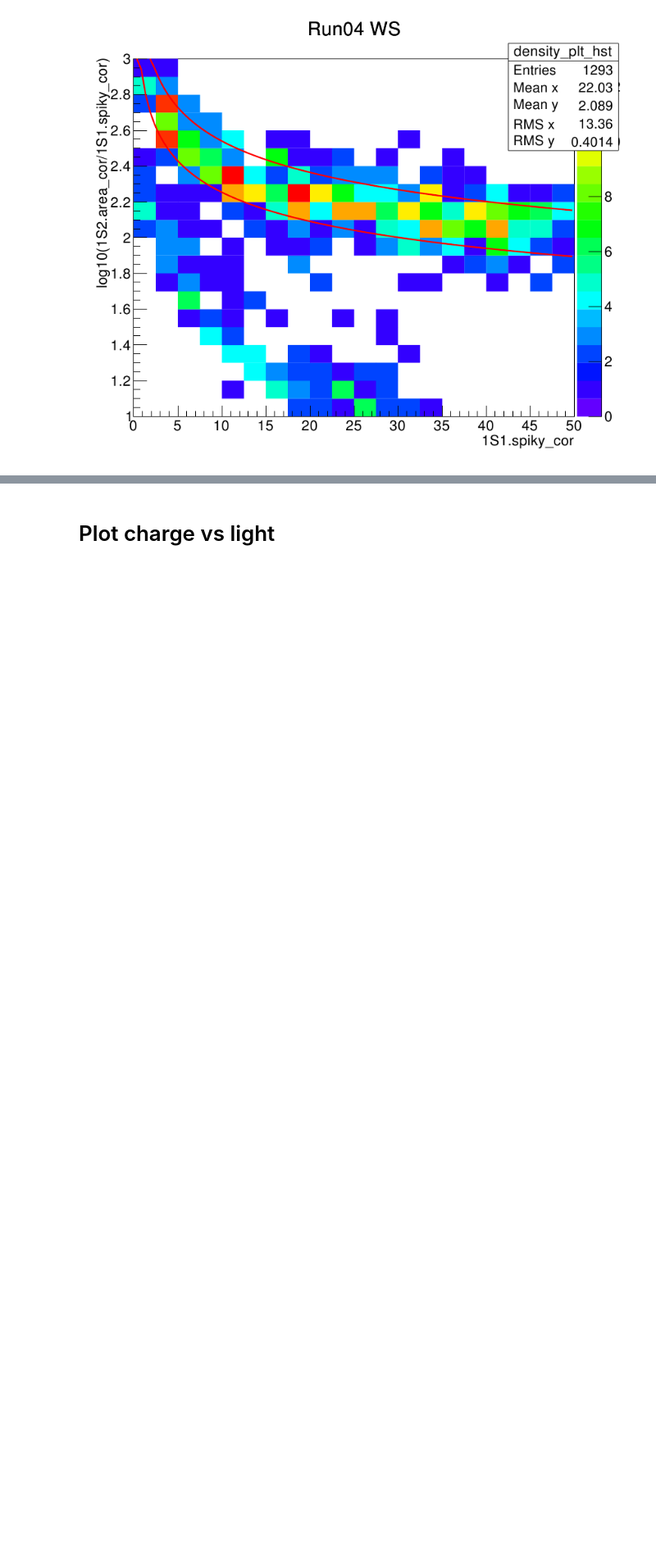
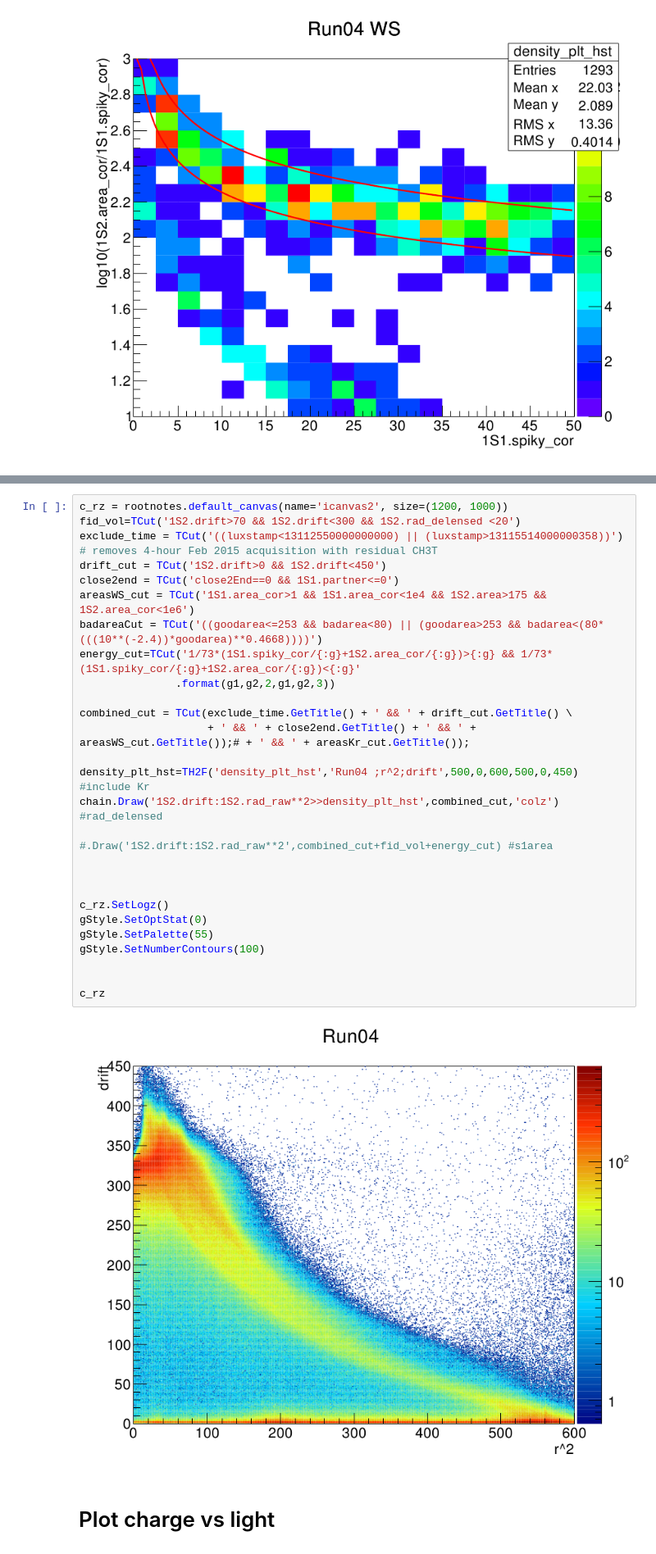
Before and after one commit to attdobi/iPyNb, a Jupyter notebook: Analysis_Code/Root_Run04_E.ipynb, the cells around one changed output, grey strips where cells are left out. Shown at 82% size. Cells and saved outputs as stored; diff of their text form; blank space fills up the shorter version.

```diff
--- a/Analysis_Code/Root_Run04_E.ipynb
+++ b/Analysis_Code/Root_Run04_E.ipynb
@@ -174,3 +176,34 @@ c1
+# %%
+c_rz = rootnotes.default_canvas(name='icanvas2', size=(1200, 1000))
+fid_vol=TCut('1S2.drift>70 && 1S2.drift<300 && 1S2.rad_delensed <20')
+exclude_time = TCut('((luxstamp<13112550000000000) || (luxstamp>13115514000000358))') # removes 4-hour Feb 2015 acquisition with residual CH3T
+drift_cut = TCut('1S2.drift>0 && 1S2.drift<450')
+close2end = TCut('close2End==0 && 1S1.partner<=0')
+areasWS_cut = TCut('1S1.area_cor>1 && 1S1.area_cor<1e4 && 1S2.area>175 && 1S2.area_cor<1e6')
+badareaCut = TCut('((goodarea<=253 && badarea<80) || (goodarea>253 && badarea<(80*(((10**(-2.4))*goodarea)**0.4668))))')
+energy_cut=TCut('1/73*(1S1.spiky_cor/{:g}+1S2.area_cor/{:g})>{:g} && 1/73*(1S1.spiky_cor/{:g}+1S2.area_cor/{:g})<{:g}'
+               .format(g1,g2,2,g1,g2,3))
+
+combined_cut = TCut(exclude_time.GetTitle() + ' && ' + drift_cut.GetTitle() \
+                    + ' && ' + close2end.GetTitle() + ' && ' + areasWS_cut.GetTitle());# + ' && ' + areasKr_cut.GetTitle());
+
+density_plt_hst=TH2F('density_plt_hst','Run04 ;r^2;drift',500,0,600,500,0,450) #include Kr
+chain.Draw('1S2.drift:1S2.rad_raw**2>>density_plt_hst',combined_cut,'colz')
+#rad_delensed
+
+#.Draw('1S2.drift:1S2.rad_raw**2',combined_cut+fid_vol+energy_cut) #s1area
+
+
+
+c_rz.SetLogz()
+gStyle.SetOptStat(0)
+gStyle.SetPalette(55)
+gStyle.SetNumberContours(100)
+
+
+c_rz
+# %% [output]
+[figure, added]
 # %% [markdown]
 <h1> Plot charge vs light </h1>
 # %%
```
Also changed, not shown: parts of 2 cells of this notebook, 10 other files.
